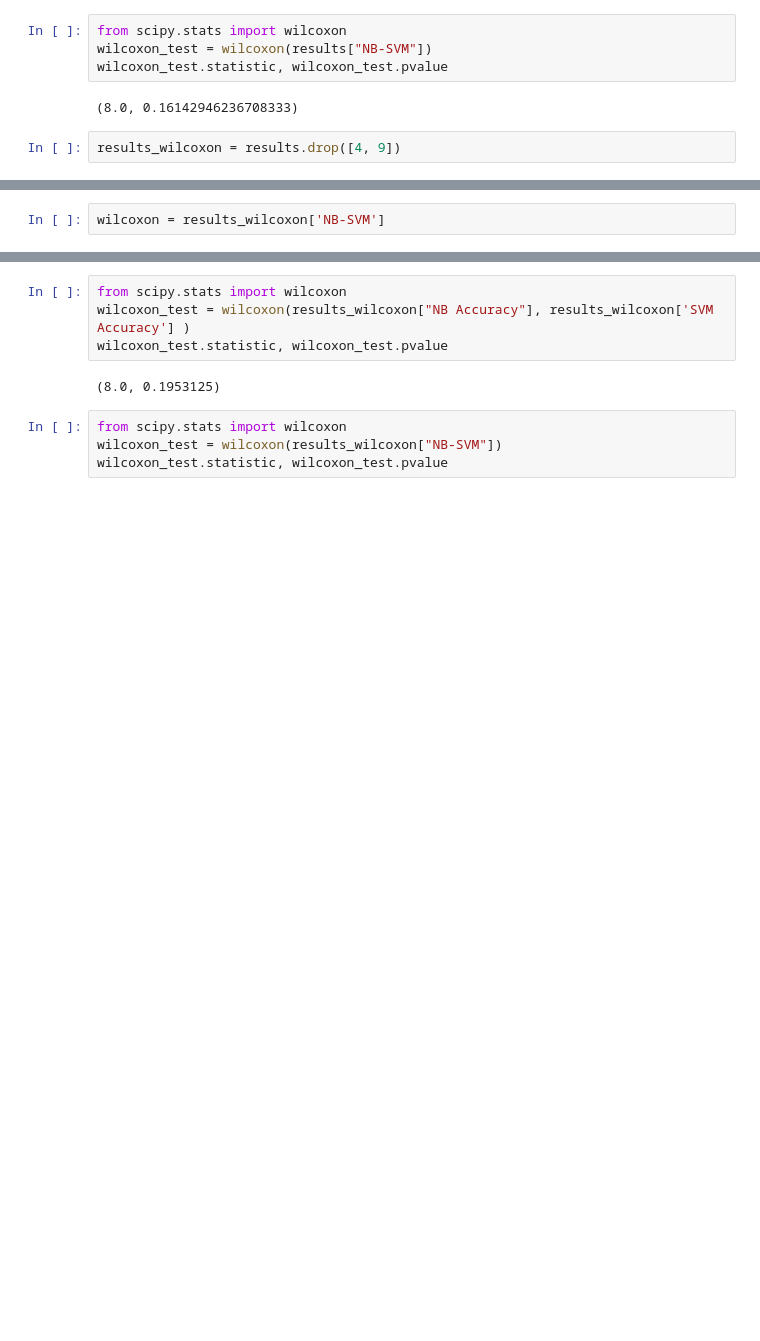
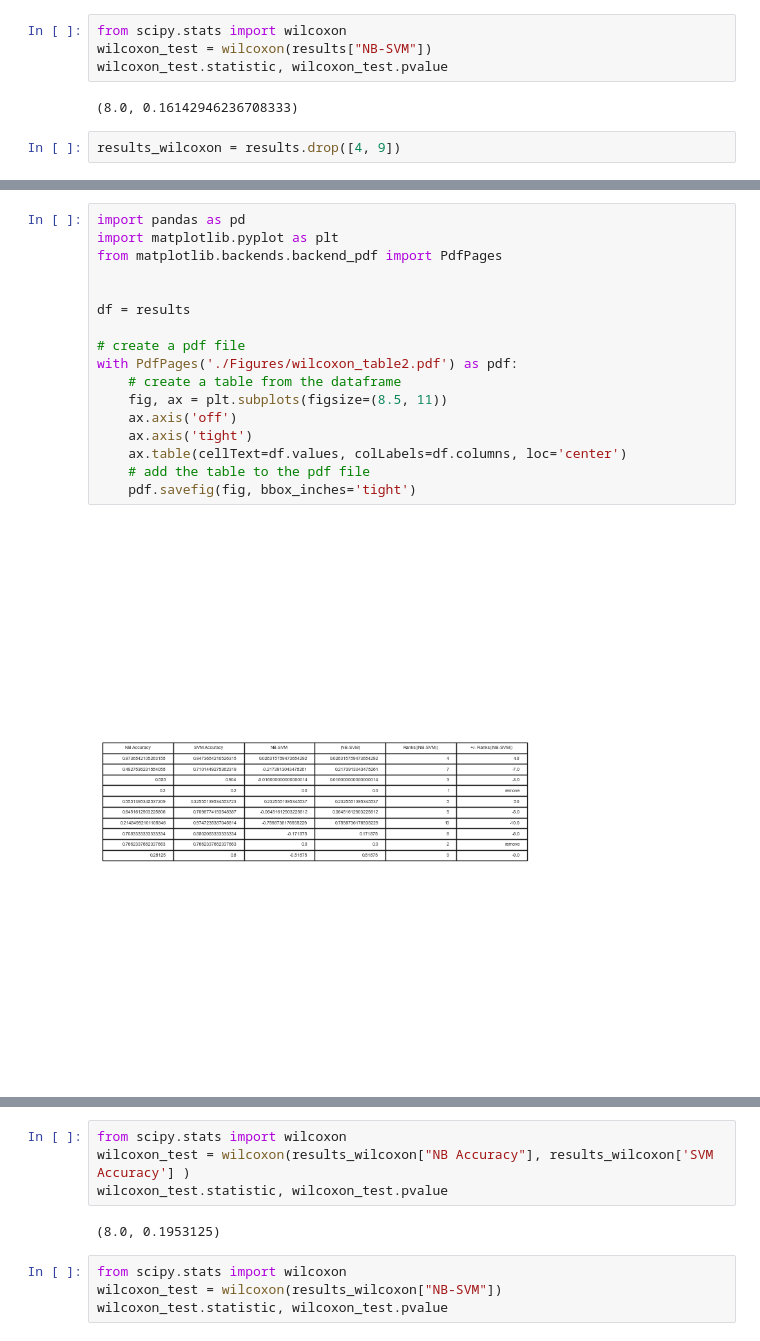
Before and after one commit to zoisboukouvalas/MachineLearningEvaluation_TowardsReliableResponsibleAI, a Jupyter notebook: Part_II/Chapter-6-Statistical-Significance/StatisticalSignificance_SO.ipynb, the cells around one changed output, grey strips where cells are left out. Cells and saved outputs as stored; diff of their text form; blank space fills up the shorter version.

```diff
--- a/Part_II/Chapter-6-Statistical-Significance/StatisticalSignificance_SO.ipynb
+++ b/Part_II/Chapter-6-Statistical-Significance/StatisticalSignificance_SO.ipynb
@@ -1118,2 +1077,19 @@ results_wilcoxon
-# %%
-wilcoxon = results_wilcoxon['NB-SVM']
+# %%
+import pandas as pd
+import matplotlib.pyplot as plt
+from matplotlib.backends.backend_pdf import PdfPages
+
+
+df = results
+
+# create a pdf file
+with PdfPages('./Figures/wilcoxon_table2.pdf') as pdf:
+    # create a table from the dataframe
+    fig, ax = plt.subplots(figsize=(8.5, 11))
+    ax.axis('off')
+    ax.axis('tight')
+    ax.table(cellText=df.values, colLabels=df.columns, loc='center')
+    # add the table to the pdf file
+    pdf.savefig(fig, bbox_inches='tight')
+# %% [output]
+[figure, added]
```
Also changed, not shown: parts of 80 cells of this notebook.
